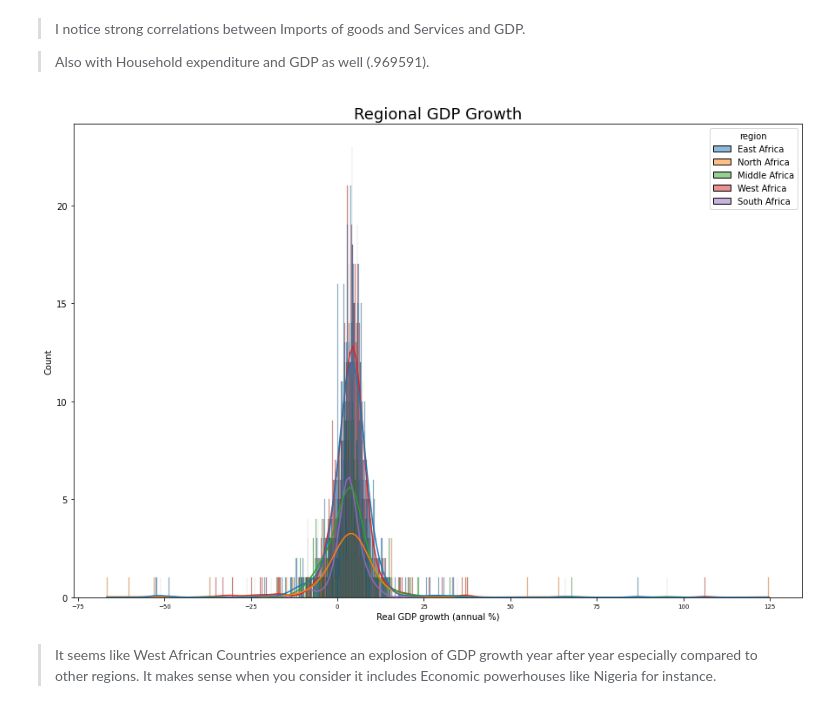
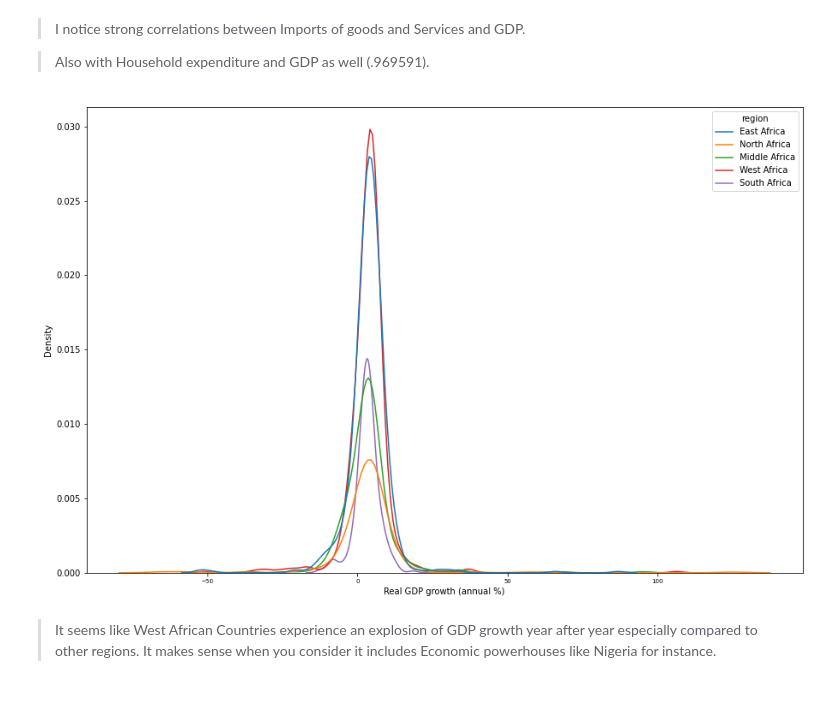
Before and after one commit to AlphaKaba24/African_Economy_Prediction, a Jupyter notebook: africa_GDP.ipynb, the cells around one changed output. Cells and saved outputs as stored; diff of their text form; code cells hidden in the pictures.

```diff
--- a/africa_GDP.ipynb
+++ b/africa_GDP.ipynb
@@ -227,13 +229,13 @@ corr
 
 >Also with Household expenditure and GDP as well (.969591).
 # %%
-sns.histplot(data=africa_df, x= 'Real GDP growth (annual %)', hue='region', kde=True, bins=1000)
-figsize=(199,199)
-plt.title('Regional GDP Growth', fontsize = 18)
-plt.rcParams["figure.figsize"] = (15, 10)
-plt.rcParams["xtick.labelsize"] = 7
+sns.kdeplot(data=africa_df, x= 'Real GDP growth (annual %)', hue='region');
+#figsize=(199,199)
+#plt.title('Regional GDP Growth', fontsize = 18)
+#plt.rcParams["figure.figsize"] = (15, 10)
+#plt.rcParams["xtick.labelsize"] = 7
 # %% [output]
-[figure, old version]
+[figure, new version]
 # %% [markdown]
 >It seems like West African Countries experience an explosion of GDP growth year after year especially compared to other regions. It makes sense when you consider it includes Economic powerhouses like Nigeria for instance.
 # %%
```
Also changed, not shown: parts of 10 cells of this notebook.
